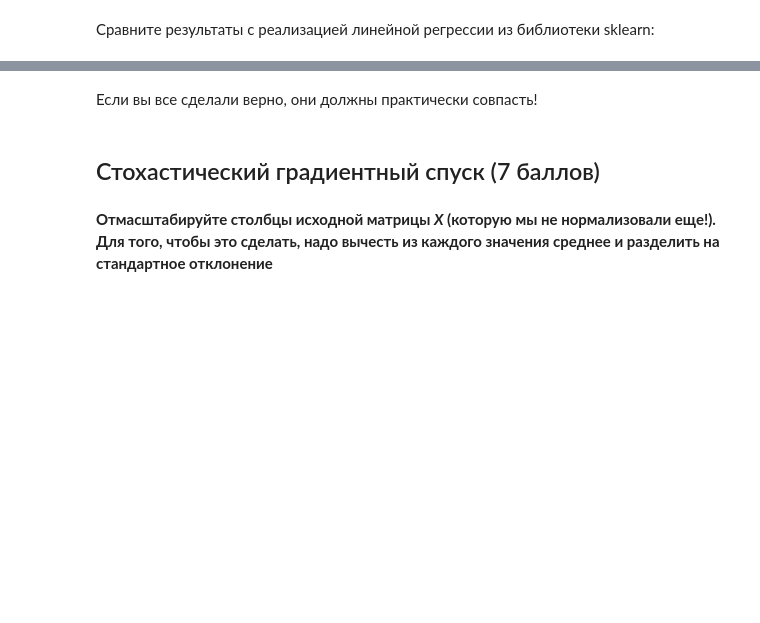
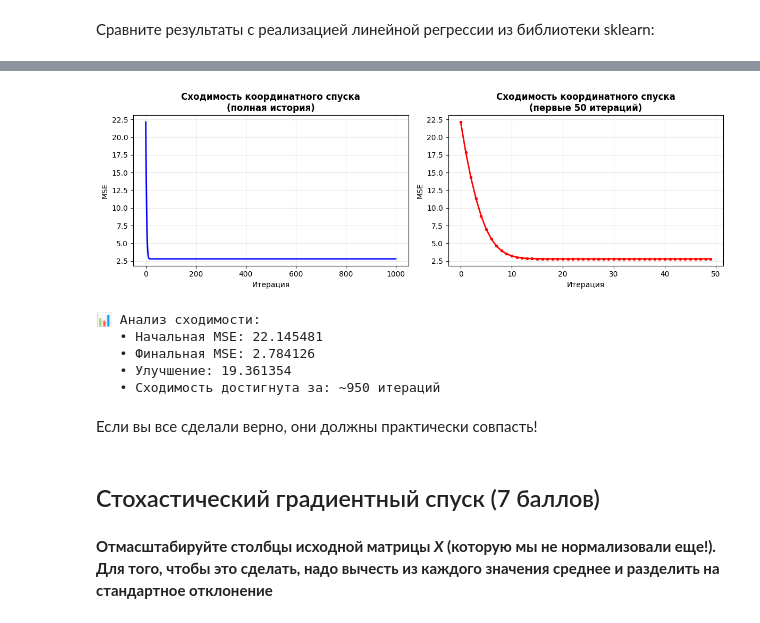
Before and after one commit to tgorbunov/sf_data_science, a Jupyter notebook: Skillfactory/ML_math_part 1/MATH_ML-6. Практика_Оптимизация.ipynb, the cells around one changed output, grey strips where cells are left out. Drawn from its saved outputs; the diff is of its cells as text; code cells hidden in the pictures; blank space fills up the shorter version.

```diff
--- a/Skillfactory/ML_math_part 1/MATH_ML-6. Практика_Оптимизация.ipynb
+++ b/Skillfactory/ML_math_part 1/MATH_ML-6. Практика_Оптимизация.ipynb
@@ -105,3 +395,40 @@ print(model.coef_)
+# %%
+# Построим график сходимости алгоритма
+import matplotlib.pyplot as plt
+
+plt.figure(figsize=(12, 4))
+
+# График 1: Полная история сходимости
+plt.subplot(1, 2, 1)
+plt.plot(cost_history_cd, 'b-', linewidth=2)
+plt.title('Сходимость координатного спуска\n(полная история)', fontsize=12, fontweight='bold')
+plt.xlabel('Итерация')
+plt.ylabel('MSE')
+plt.grid(True, alpha=0.3)
+
+# График 2: Первые 50 итераций для детального изучения
+plt.subplot(1, 2, 2)
+plt.plot(cost_history_cd[:50], 'r-', linewidth=2, marker='o', markersize=3)
+plt.title('Сходимость координатного спуска\n(первые 50 итераций)', fontsize=12, fontweight='bold')
+plt.xlabel('Итерация')
+plt.ylabel('MSE')
+plt.grid(True, alpha=0.3)
+
+plt.tight_layout()
+plt.show()
+
+print(f"📊 Анализ сходимости:")
+print(f"   • Начальная MSE: {cost_history_cd[0]:.6f}")
+print(f"   • Финальная MSE: {cost_history_cd[-1]:.6f}")
+print(f"   • Улучшение: {cost_history_cd[0] - cost_history_cd[-1]:.6f}")
+print(f"   • Сходимость достигнута за: ~{len([i for i, cost in enumerate(cost_history_cd) if abs(cost - cost_history_cd[-1]) < 1e-10])} итераций")
+# %% [output]
+[figure, added]
+📊 Анализ сходимости:
+   • Начальная MSE: 22.145481
+   • Финальная MSE: 2.784126
+   • Улучшение: 19.361354
+   • Сходимость достигнута за: ~950 итераций
 # %% [markdown]
 Если вы все сделали верно, они должны практически совпасть!
 # %% [markdown]
```
Also changed, not shown: parts of 38 cells of this notebook, 1 other file.
